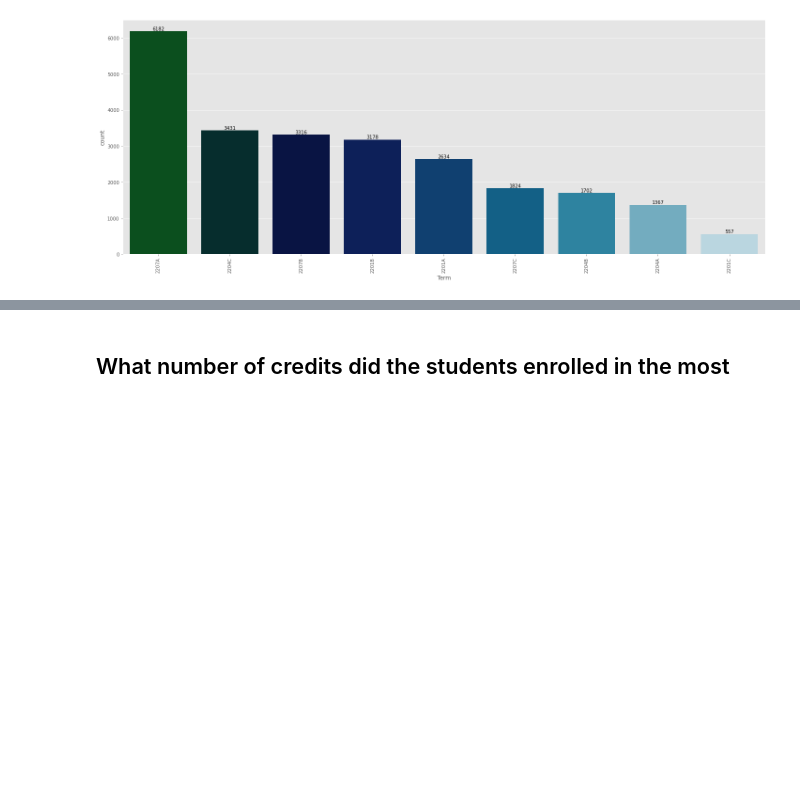
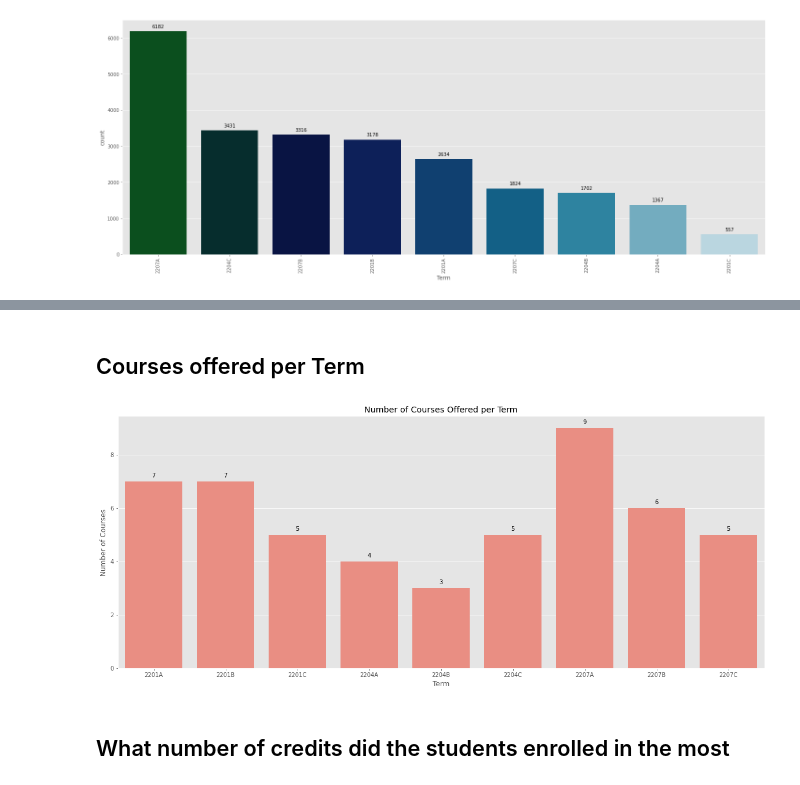
Before and after one commit to iamharkirat/EDA, a Jupyter notebook: learning_enterprise.ipynb, the cells around one changed output, grey strips where cells are left out. Saved outputs shown, nothing was run; the diff lists cells and outputs as text; code cells hidden in the pictures; blank space fills up the shorter version.

```diff
--- a/learning_enterprise.ipynb
+++ b/learning_enterprise.ipynb
@@ -110,11 +110,13 @@ value_counts = df['Course Prefix'].value_counts().sort_values(ascending=False)
 ax = sns.countplot(x='Course Prefix', data=df, order=value_counts.index, palette='ocean')
 
 # add count values to the bars
-ax.bar_label(ax.containers[0])
+for p in ax.patches:
+    ax.annotate(format(p.get_height(), '.0f'), (p.get_x() + p.get_width() / 2., p.get_height()),
+                ha = 'center', va = 'center', xytext = (0, 10), textcoords = 'offset points')
 
 # adjust xticks
 plt.xticks(rotation=90)
-plt.tight_layout();
+plt.tight_layout()
 # %% [output]
 [figure]
 # %% [markdown]
@@ -128,10 +130,12 @@ value_counts = df['Term'].value_counts().sort_values(ascending=False)
 ax = sns.countplot(x='Term', data=df, order=value_counts.index, palette='ocean')
 
 # add count values to the bars
-ax.bar_label(ax.containers[0])
+for p in ax.patches:
+    ax.annotate(format(p.get_height(), '.0f'), (p.get_x() + p.get_width() / 2., p.get_height()),
+                ha = 'center', va = 'center', xytext = (0, 10), textcoords = 'offset points')
 
 # adjust xticks
 plt.xticks(rotation=90)
-plt.tight_layout();
+plt.tight_layout()
 # %% [output]
 [figure]
@@ -138,3 +169,25 @@ plt.tight_layout();
+# %% [markdown]
+## Courses offered per Term
+# %%
+# Calculate the number of courses per term
+num_courses_per_term = df.groupby('Term')['Course Prefix'].nunique()
+
+# Plot the number of courses per term as a bar chart
+ax=sns.barplot(x=num_courses_per_term.index, y=num_courses_per_term.values, color='salmon')
+
+# add count values to the bars
+for p in ax.patches:
+    ax.annotate(format(p.get_height(), '.0f'), (p.get_x() + p.get_width() / 2., p.get_height()),
+                ha = 'center', va = 'center', xytext = (0, 10), textcoords = 'offset points')
+
+# Set axis labels and title
+plt.xlabel('Term')
+plt.ylabel('Number of Courses')
+plt.title('Number of Courses Offered per Term')
+
+plt.show()
+# %% [output]
+[figure, added]
 # %% [markdown]
 ## What number of credits did the students enrolled in the most
 # %%
```
Also changed, not shown: parts of 6 cells of this notebook.
